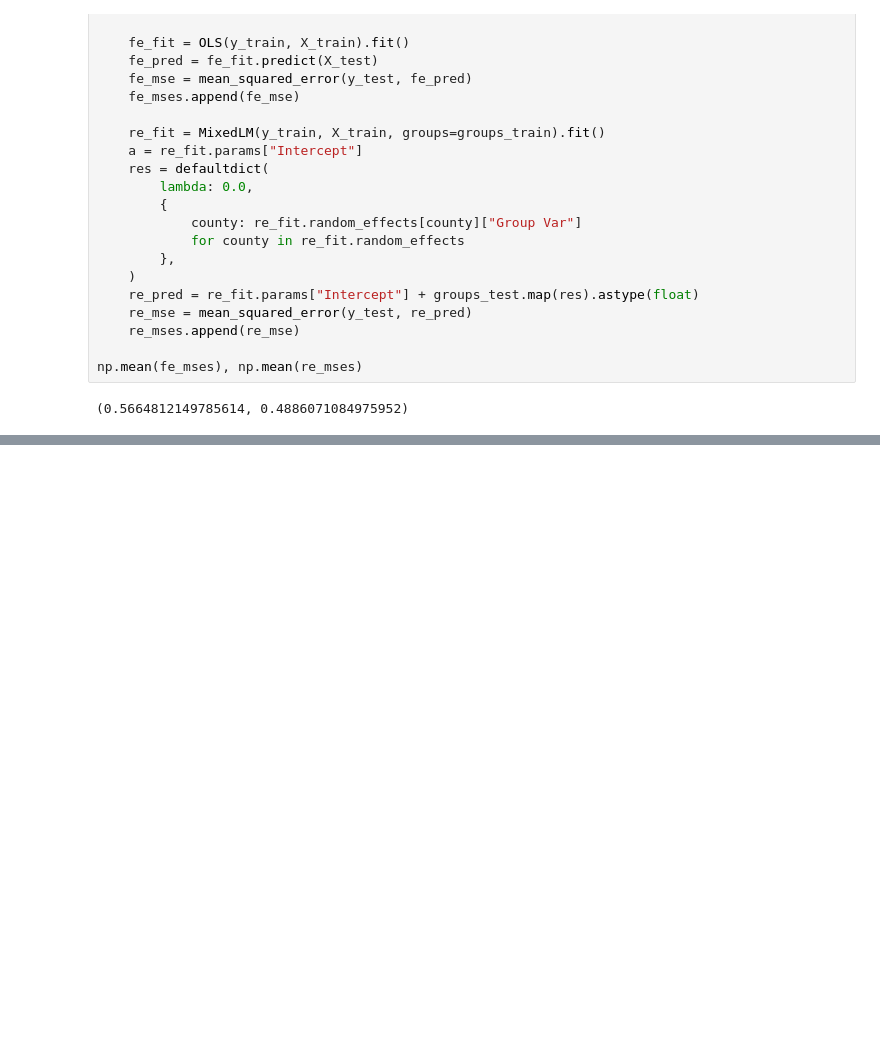
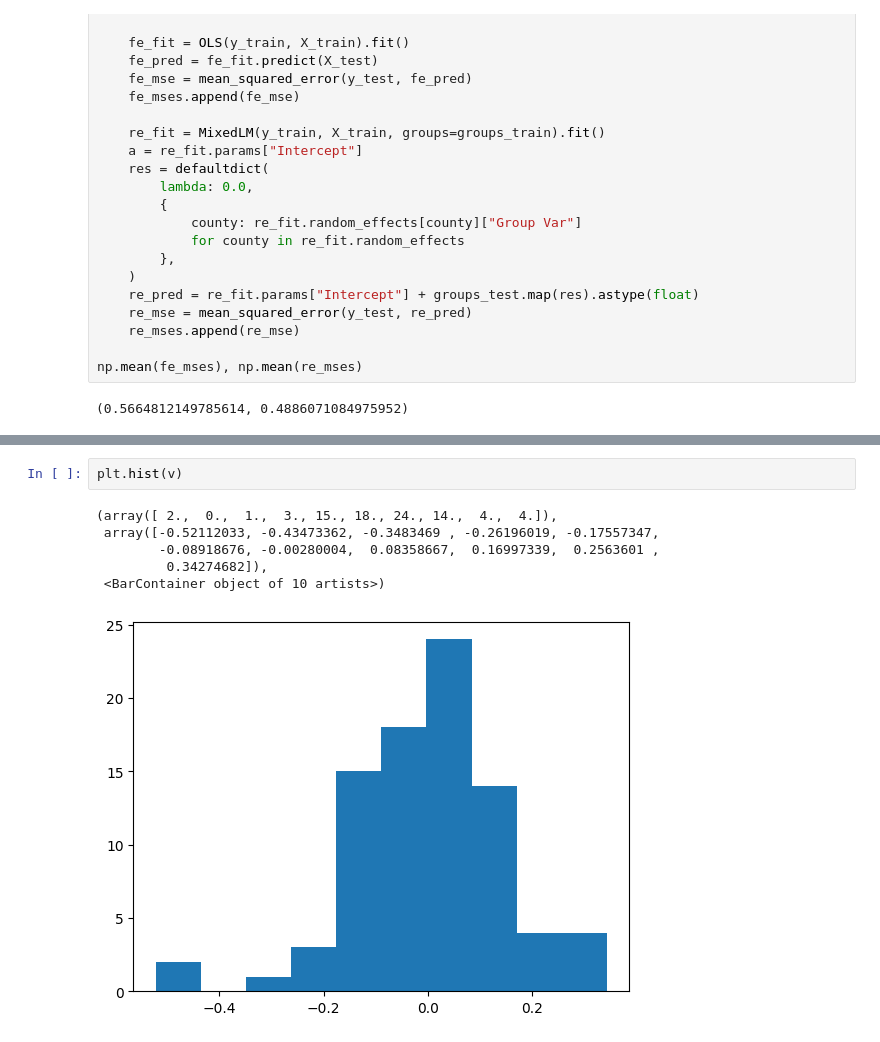
Before and after one commit to mgreenbe/DATA335W2025, a Jupyter notebook: code/random_effects.ipynb, the cells around one changed output, grey strips where cells are left out. Saved outputs shown, nothing was run; the diff lists cells and outputs as text; blank space fills up the shorter version.

```diff
--- a/code/random_effects.ipynb
+++ b/code/random_effects.ipynb
@@ -380,0 +549,9 @@ np.mean(fe_mses), np.mean(re_mses)
+# %%
+plt.hist(v)
+# %% [output]
+(array([ 2.,  0.,  1.,  3., 15., 18., 24., 14.,  4.,  4.]),
+ array([-0.52112033, -0.43473362, -0.3483469 , -0.26196019, -0.17557347,
+        -0.08918676, -0.00280004,  0.08358667,  0.16997339,  0.2563601 ,
+         0.34274682]),
+ <BarContainer object of 10 artists>)
+[figure, added]
```
Also changed, not shown: parts of 14 cells of this notebook.
